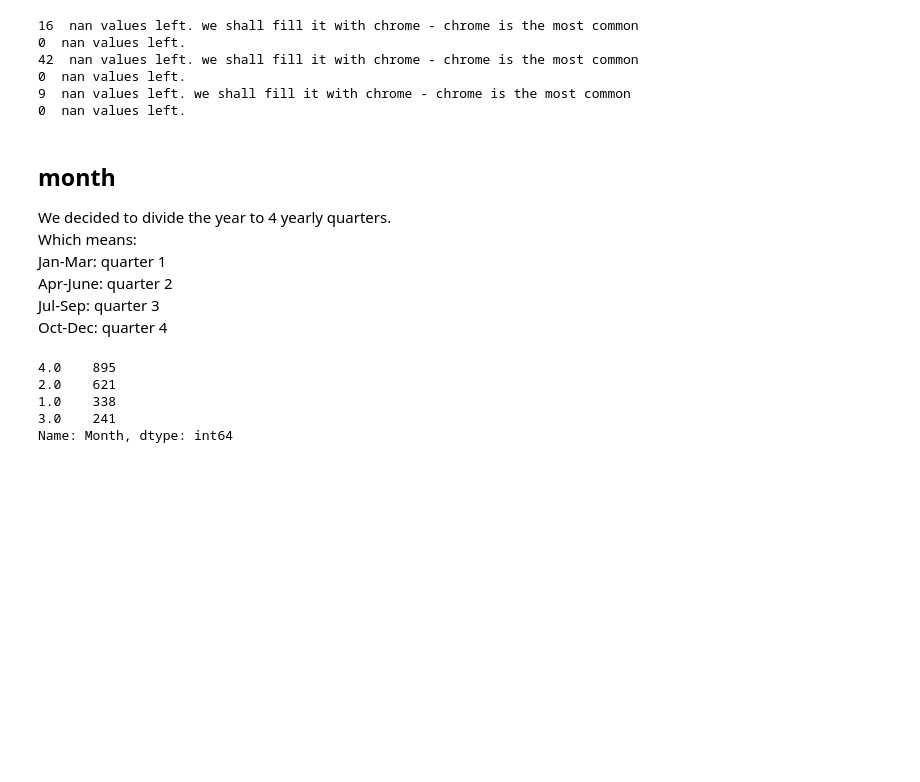
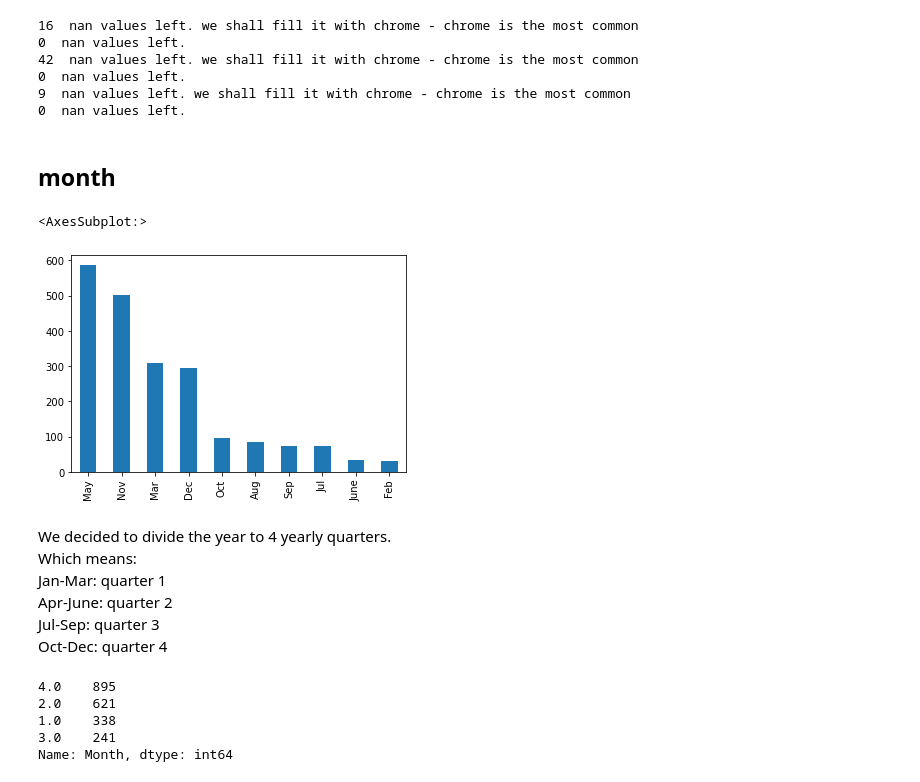
Before and after one commit to MrPupik/INTO_TO_ML, a Jupyter notebook: project/itay_nb.ipynb, the cells around one changed output. Saved outputs shown, nothing was run; the diff lists cells and outputs as text; code cells hidden in the pictures; blank space fills up the shorter version.

```diff
--- a/project/itay_nb.ipynb
+++ b/project/itay_nb.ipynb
@@ -548,8 +548,14 @@ X_test = browser_data_prep(X_test)
 0  nan values left.
 9  nan values left. we shall fill it with chrome - chrome is the most common
 0  nan values left.
+# %% [markdown]
+## month
+# %%
+X_train.Month.value_counts().plot.bar()
+# %% [output]
+<AxesSubplot:>
+[figure, added]
 # %% [markdown]
-## month
 We decided to divide the year to 4 yearly quarters.
 Which means:
 Jan-Mar: quarter 1
```
Also changed, not shown: parts of 4 cells of this notebook.
